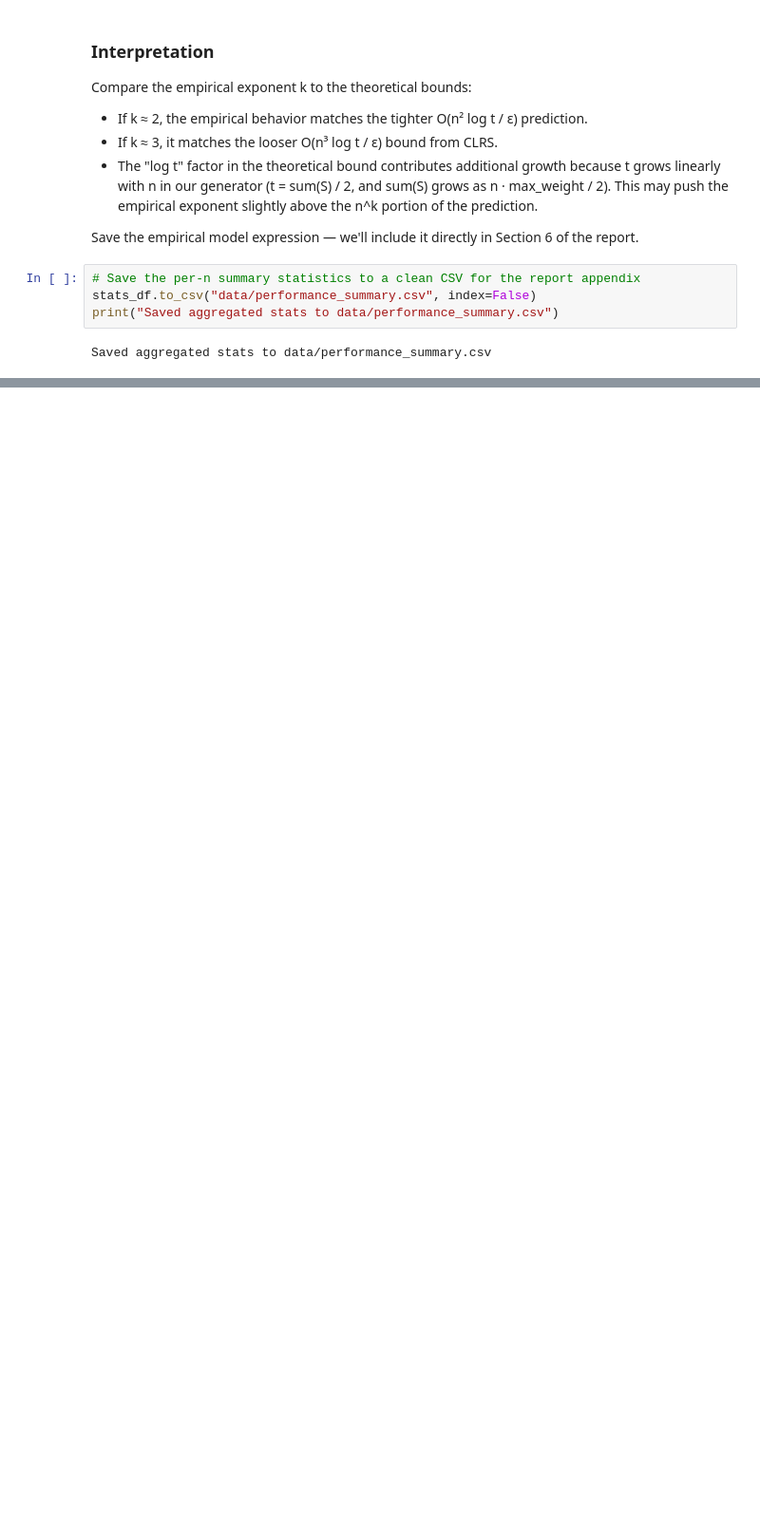
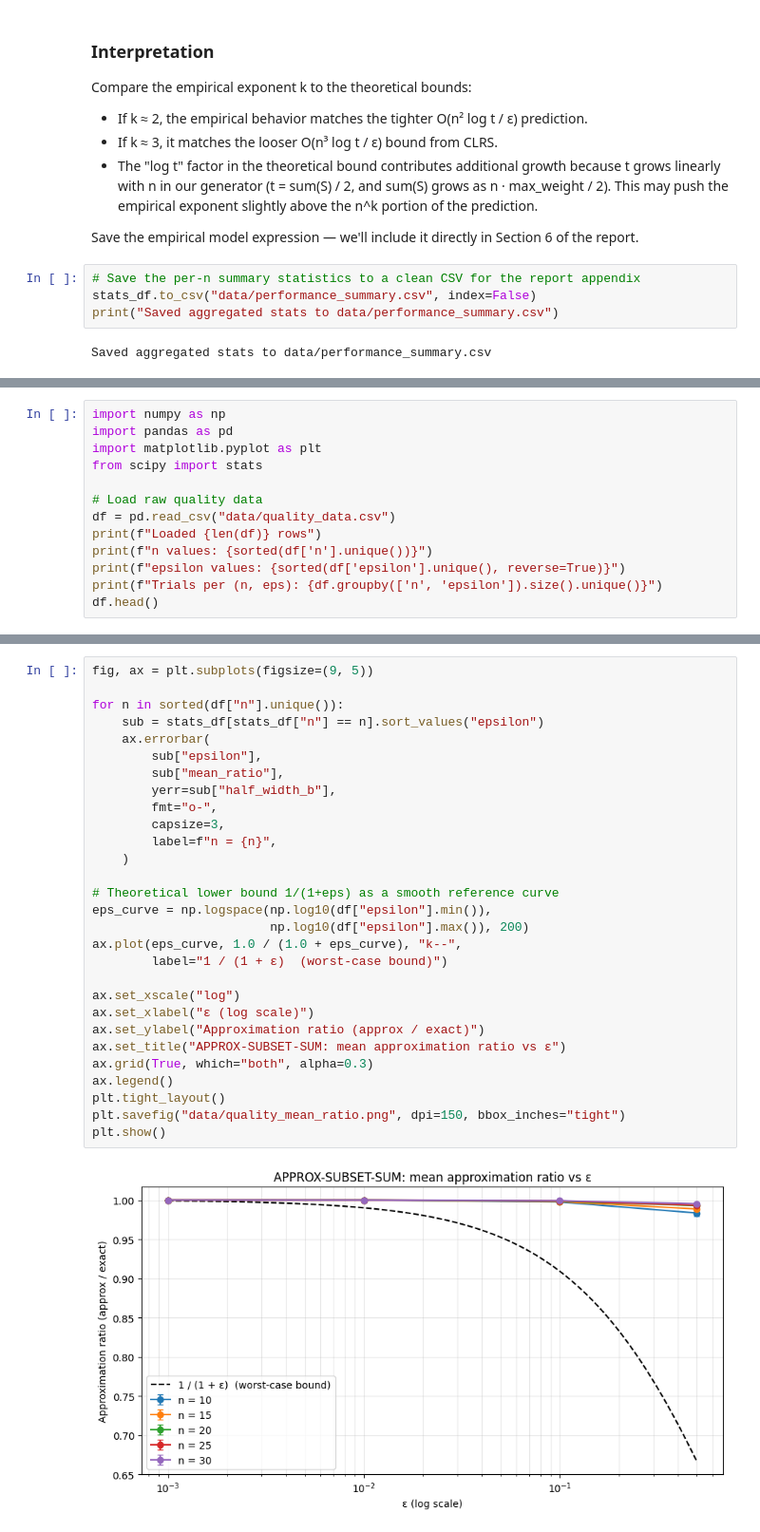
Before and after one commit to fatih-sarioglu/subset-sum-killer, a Jupyter notebook: Run_Algorithms.ipynb, the cells around one changed output, grey strips where cells are left out. Shown at 95% size. Saved outputs shown, nothing was run; the diff lists cells and outputs as text; blank space fills up the shorter version.

```diff
--- a/Run_Algorithms.ipynb
+++ b/Run_Algorithms.ipynb
@@ -400,0 +407,13 @@ Saved aggregated stats to data/performance_summary.csv
+# %%
+import numpy as np
+import pandas as pd
+import matplotlib.pyplot as plt
+from scipy import stats
+
+# Load raw quality data
+df = pd.read_csv("data/quality_data.csv")
+print(f"Loaded {len(df)} rows")
+print(f"n values: {sorted(df['n'].unique())}")
+print(f"epsilon values: {sorted(df['epsilon'].unique(), reverse=True)}")
+print(f"Trials per (n, eps): {df.groupby(['n', 'epsilon']).size().unique()}")
+df.head()
@@ -400,0 +579,31 @@ Saved aggregated stats to data/performance_summary.csv
+# %%
+fig, ax = plt.subplots(figsize=(9, 5))
+
+for n in sorted(df["n"].unique()):
+    sub = stats_df[stats_df["n"] == n].sort_values("epsilon")
+    ax.errorbar(
+        sub["epsilon"],
+        sub["mean_ratio"],
+        yerr=sub["half_width_b"],
+        fmt="o-",
+        capsize=3,
+        label=f"n = {n}",
+    )
+
+# Theoretical lower bound 1/(1+eps) as a smooth reference curve
+eps_curve = np.logspace(np.log10(df["epsilon"].min()),
+                        np.log10(df["epsilon"].max()), 200)
+ax.plot(eps_curve, 1.0 / (1.0 + eps_curve), "k--",
+        label="1 / (1 + ε)  (worst-case bound)")
+
+ax.set_xscale("log")
+ax.set_xlabel("ε (log scale)")
+ax.set_ylabel("Approximation ratio (approx / exact)")
+ax.set_title("APPROX-SUBSET-SUM: mean approximation ratio vs ε")
+ax.grid(True, which="both", alpha=0.3)
+ax.legend()
+plt.tight_layout()
+plt.savefig("data/quality_mean_ratio.png", dpi=150, bbox_inches="tight")
+plt.show()
+# %% [output]
+[figure, added]
```
Also changed, not shown: parts of 13 cells of this notebook, 6 other files.
